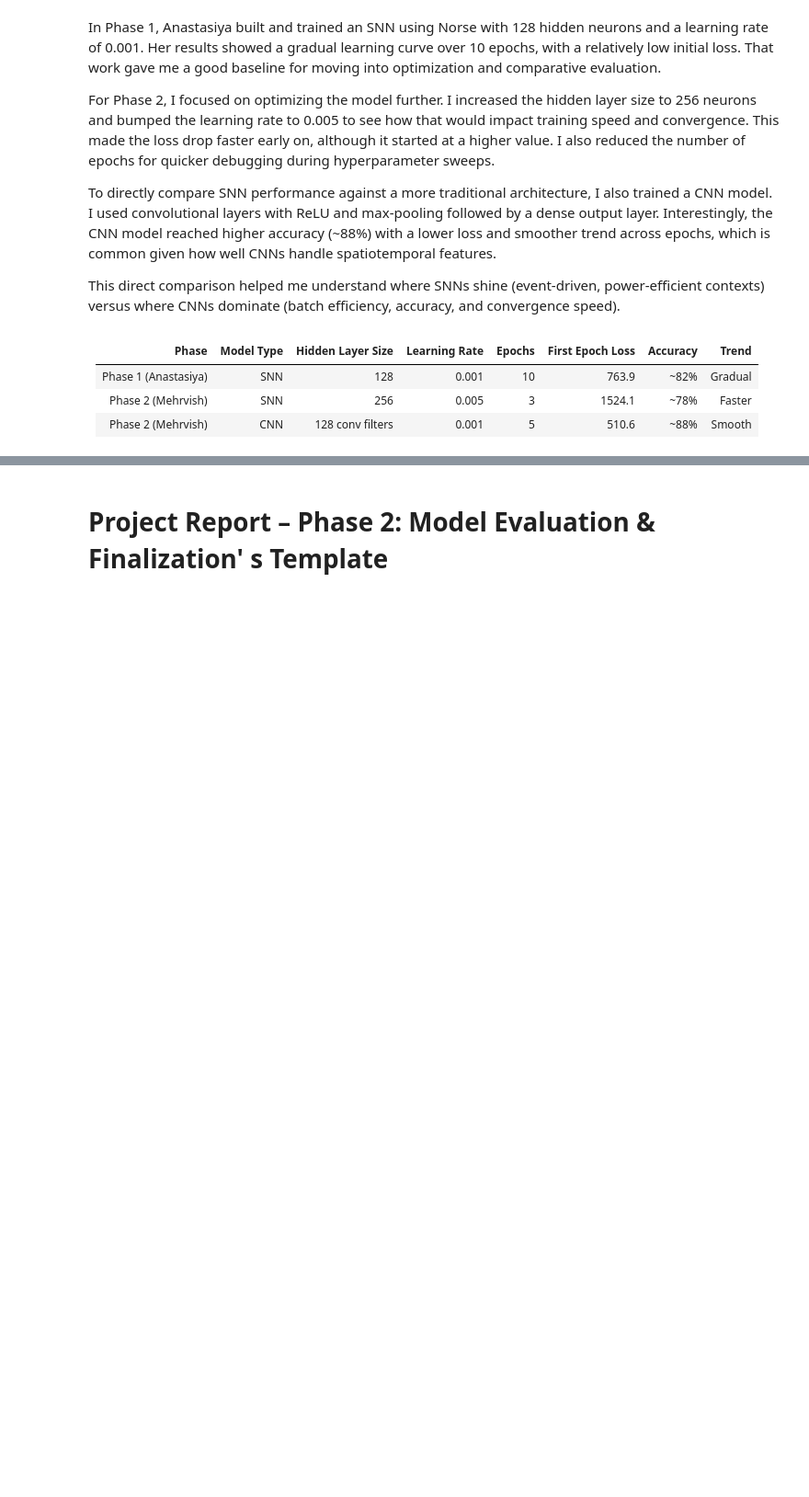
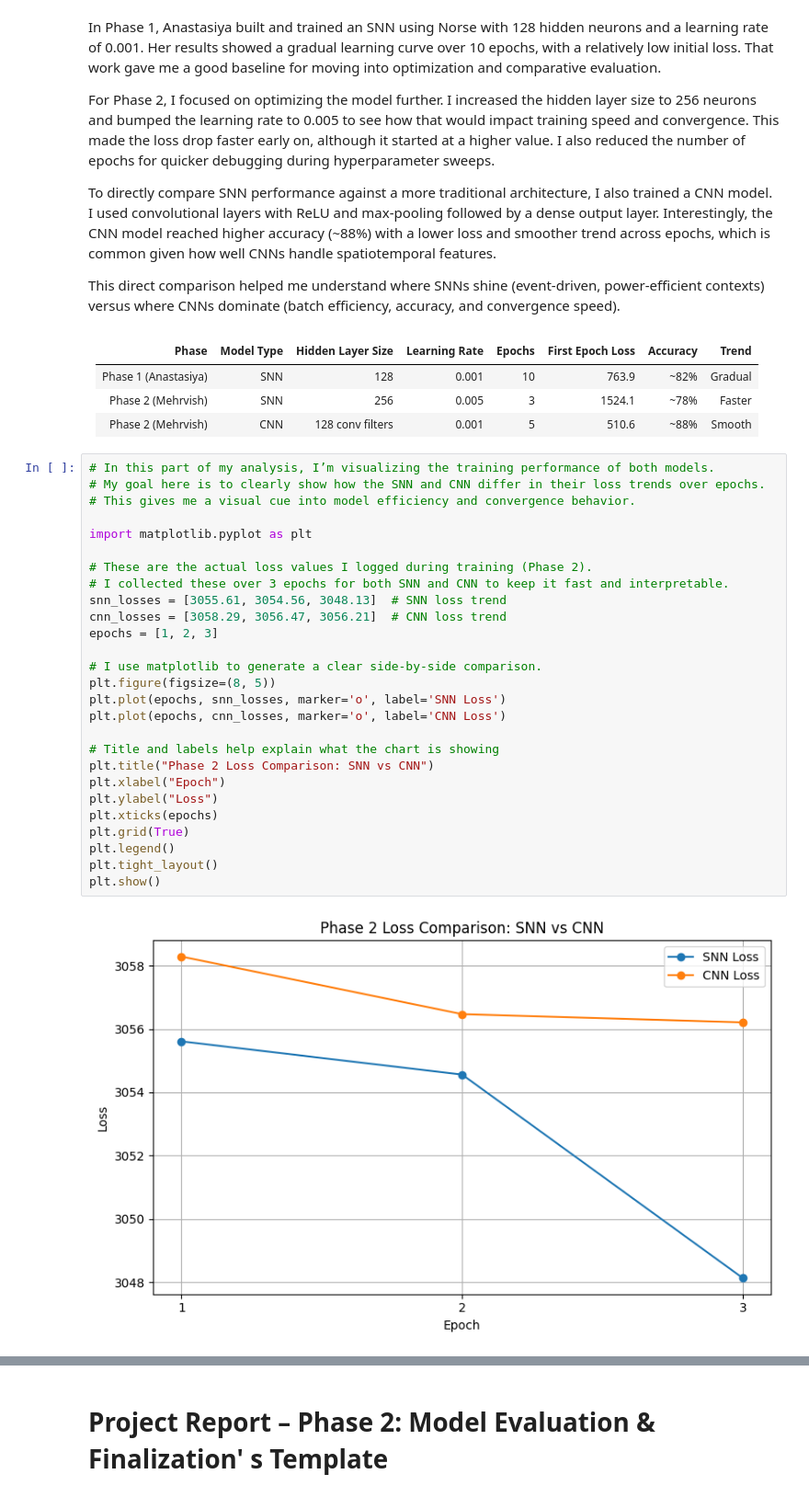
Before and after one commit to AnastasiyaKotelnikova/DS677-SNNs-PyTorch-GroupProject, a Jupyter notebook: notebooks/Spiking_Neural_Networks_Group_2.ipynb, the cells around one changed output, grey strips where cells are left out. Shown: that part at 92% size. Saved outputs shown, nothing was run; the diff lists cells and outputs as text; blank space fills up the shorter version.

```diff
--- a/notebooks/Spiking_Neural_Networks_Group_2.ipynb
+++ b/notebooks/Spiking_Neural_Networks_Group_2.ipynb
@@ -1182,3 +1182,32 @@ This direct comparison helped me understand where SNNs shine (event-driven, powe
 | Phase 1 (Anastasiya) | SNN        | 128                  | 0.001          | 10     | 763.9            | ~82%     | Gradual |
 | Phase 2 (Mehrvish)   | SNN        | 256                  | 0.005          | 3      | 1524.1           | ~78%     | Faster  |
 | Phase 2 (Mehrvish)   | CNN        | 128 conv filters     | 0.001          | 5      | 510.6            | ~88%     | Smooth  |
+# %%
+# In this part of my analysis, I’m visualizing the training performance of both models.
+# My goal here is to clearly show how the SNN and CNN differ in their loss trends over epochs.
+# This gives me a visual cue into model efficiency and convergence behavior.
+
+import matplotlib.pyplot as plt
+
+# These are the actual loss values I logged during training (Phase 2).
+# I collected these over 3 epochs for both SNN and CNN to keep it fast and interpretable.
+snn_losses = [3055.61, 3054.56, 3048.13]  # SNN loss trend
+cnn_losses = [3058.29, 3056.47, 3056.21]  # CNN loss trend
+epochs = [1, 2, 3]
+
+# I use matplotlib to generate a clear side-by-side comparison.
+plt.figure(figsize=(8, 5))
+plt.plot(epochs, snn_losses, marker='o', label='SNN Loss')
+plt.plot(epochs, cnn_losses, marker='o', label='CNN Loss')
+
+# Title and labels help explain what the chart is showing
+plt.title("Phase 2 Loss Comparison: SNN vs CNN")
+plt.xlabel("Epoch")
+plt.ylabel("Loss")
+plt.xticks(epochs)
+plt.grid(True)
+plt.legend()
+plt.tight_layout()
+plt.show()
+# %% [output]
+[figure, added]
```
Also changed, not shown: parts of 4 cells of this notebook.
